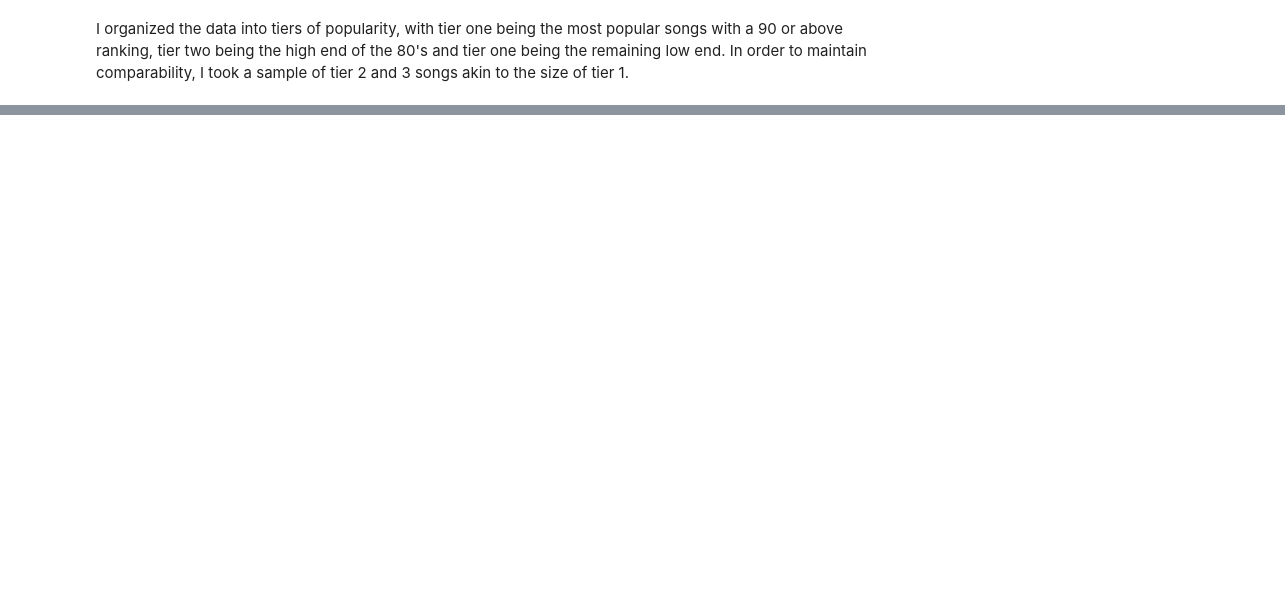
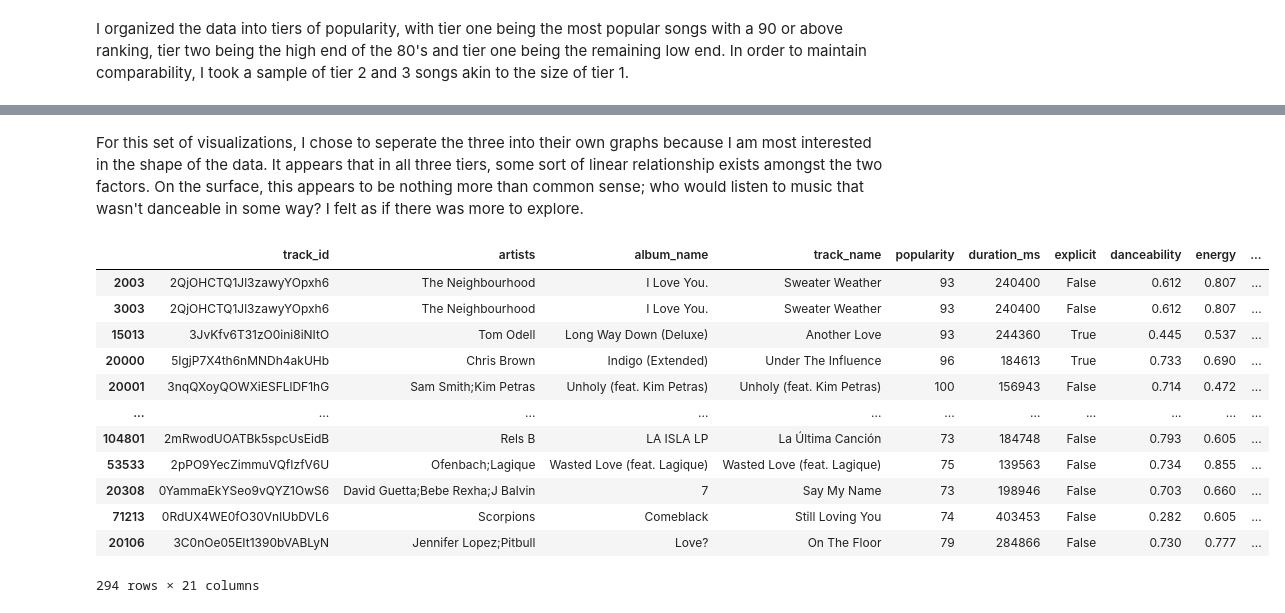
Before and after one commit to jarekcruz/Spotify-Analysis, a Jupyter notebook: VisualAnalysis.ipynb, the cells around one changed output, grey strips where cells are left out. Saved outputs shown, nothing was run; the diff lists cells and outputs as text; code cells hidden in the pictures; blank space fills up the shorter version.

```diff
--- a/VisualAnalysis.ipynb
+++ b/VisualAnalysis.ipynb
@@ -62,0 +108,32 @@ I organized the data into tiers of popularity, with tier one being the most popu
+# %% [markdown]
+For this set of visualizations, I chose to seperate the three into their own graphs because I am most interested in the shape of the data. It appears that in all three tiers, some sort of linear relationship exists amongst the two factors.  On the surface, this appears to be nothing more than common sense; who would listen to music that wasn't danceable in some way? I felt as if there was more to explore.
+# %%
+new_sample = pd.concat([tier_1, tier_2_sample, tier_3_sample])
+
+def choose_tier(x: pd.DataFrame) -> int:
+    """
+    Assigns songs to their appropriate tier
+    """
+    if x['popularity'] >= 90:
+        return 1
+    elif x['popularity'] >= 80:
+        return 2
+    else:
+        return 3
+
+new_sample['tier'] = new_sample.apply(lambda x: choose_tier(x), axis=1)
+new_sample
+# %% [output]
+|  | track_id | artists | album_name | track_name | popularity | duration_ms | explicit | danceability | energy | ... |
+| 2003 | 2QjOHCTQ1Jl3zawyYOpxh6 | The Neighbourhood | I Love You. | Sweater Weather | 93 | 240400 | False | 0.612 | 0.807 | ... |
+| 3003 | 2QjOHCTQ1Jl3zawyYOpxh6 | The Neighbourhood | I Love You. | Sweater Weather | 93 | 240400 | False | 0.612 | 0.807 | ... |
+| 15013 | 3JvKfv6T31zO0ini8iNItO | Tom Odell | Long Way Down (Deluxe) | Another Love | 93 | 244360 | True | 0.445 | 0.537 | ... |
+| 20000 | 5IgjP7X4th6nMNDh4akUHb | Chris Brown | Indigo (Extended) | Under The Influence | 96 | 184613 | True | 0.733 | 0.690 | ... |
+| 20001 | 3nqQXoyQOWXiESFLlDF1hG | Sam Smith;Kim Petras | Unholy (feat. Kim Petras) | Unholy (feat. Kim Petras) | 100 | 156943 | False | 0.714 | 0.472 | ... |
+| ... | ... | ... | ... | ... | ... | ... | ... | ... | ... | ... |
+| 104801 | 2mRwodUOATBk5spcUsEidB | Rels B | LA ISLA LP | La Última Canción | 73 | 184748 | False | 0.793 | 0.605 | ... |
+| 53533 | 2pPO9YecZimmuVQfIzfV6U | Ofenbach;Lagique | Wasted Love (feat. Lagique) | Wasted Love (feat. Lagique) | 75 | 139563 | False | 0.734 | 0.855 | ... |
+| 20308 | 0YammaEkYSeo9vQYZ1OwS6 | David Guetta;Bebe Rexha;J Balvin | 7 | Say My Name | 73 | 198946 | False | 0.703 | 0.660 | ... |
+| 71213 | 0RdUX4WE0fO30VnlUbDVL6 | Scorpions | Comeblack | Still Loving You | 74 | 403453 | False | 0.282 | 0.605 | ... |
+| 20106 | 3C0nOe05EIt1390bVABLyN | Jennifer Lopez;Pitbull | Love? | On The Floor | 79 | 284866 | False | 0.730 | 0.777 | ... |
+294 rows × 21 columns
```
Also changed, not shown: parts of 11 cells of this notebook.
